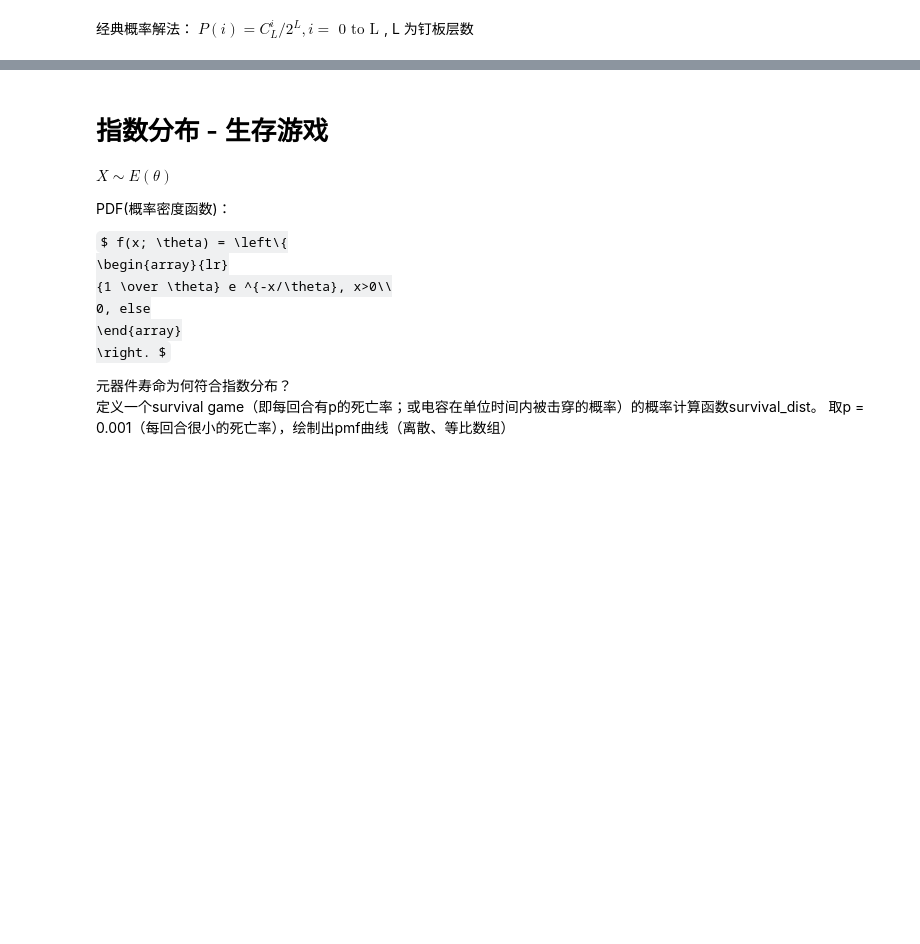
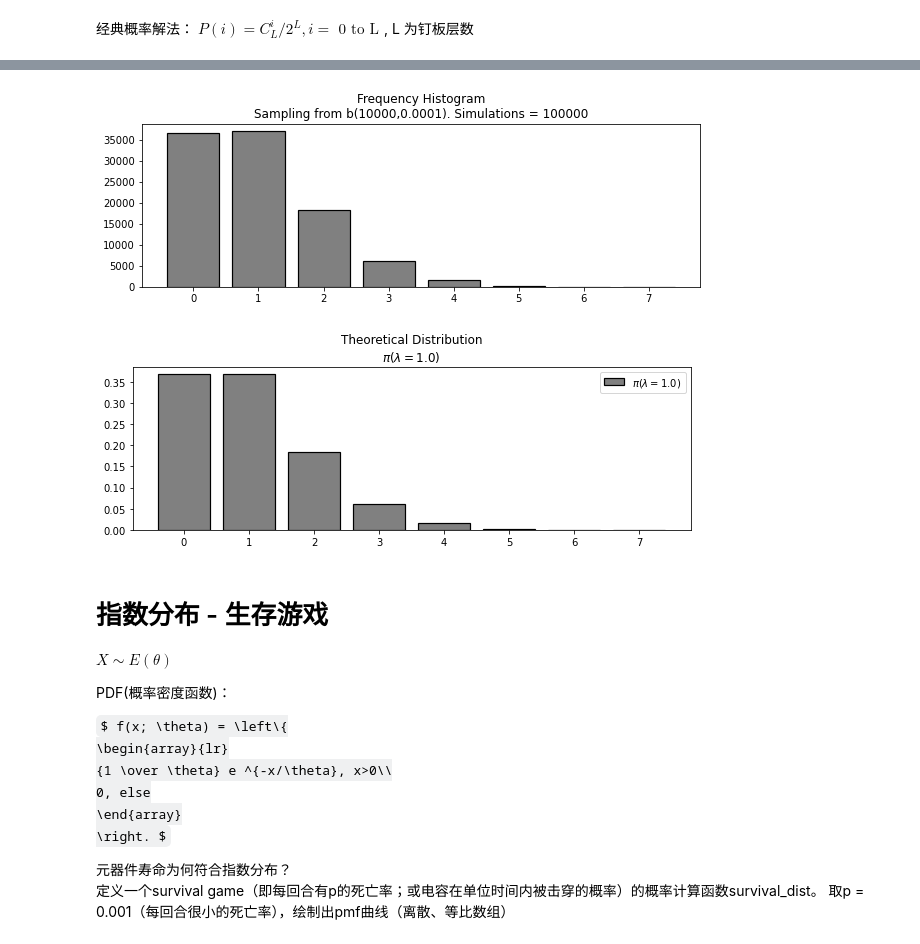
Before and after one commit to zhangys11/mc, a Jupyter notebook: demo.ipynb, the cells around one changed output, grey strips where cells are left out. Saved outputs shown, nothing was run; the diff lists cells and outputs as text; code cells hidden in the pictures; some formulas as TeX source; blank space fills up the shorter version.

Commit message:
poisson

```diff
--- a/demo.ipynb
+++ b/demo.ipynb
@@ -108,3 +113,9 @@ $P(i) = {{ C_{L}^i } / { 2^L }}, i = \text { 0 to L } $, L 为钉板层数
+# %%
+%run ./src/mc/distributions.py
+poisson()
+# %% [output]
+[figure, added]
+[figure, added]
 # %% [markdown]
 # 指数分布 - 生存游戏
 
```
Also changed, not shown: parts of 10 cells of this notebook, 1 other file.
